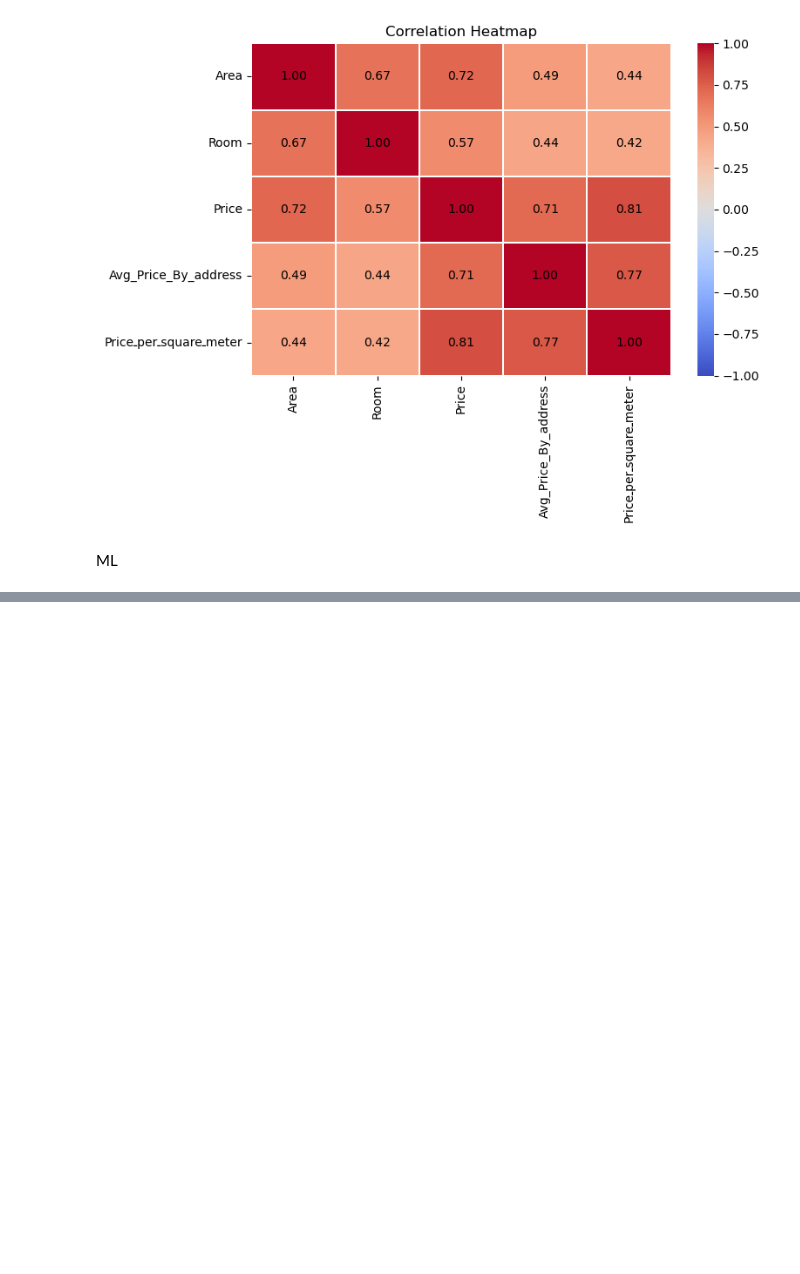
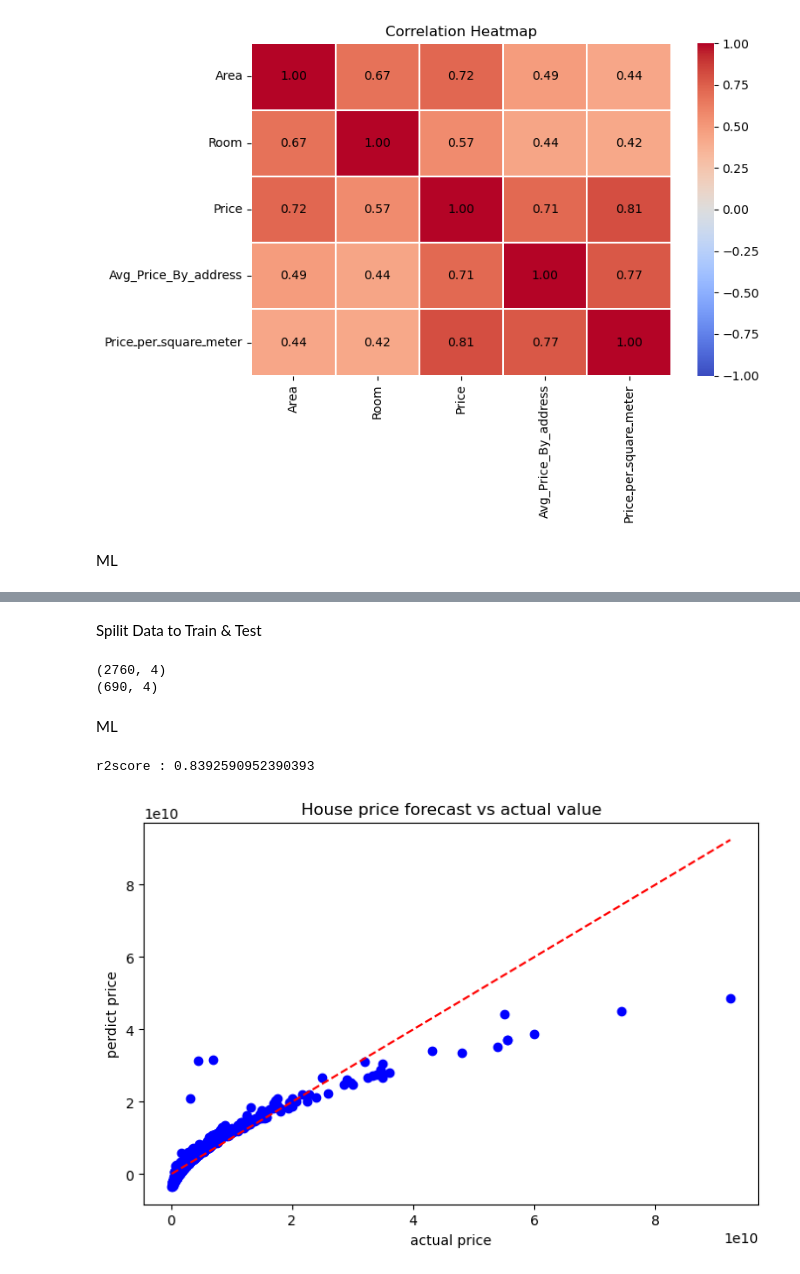
Before and after one commit to Moein1239/HousePrice_Tehran, a Jupyter notebook: Scripts/Houseprice_Tehran.ipynb, the cells around one changed output, grey strips where cells are left out. Saved outputs shown, nothing was run; the diff lists cells and outputs as text; code cells hidden in the pictures; blank space fills up the shorter version.

Commit message:
Added LinearRegression (R2_Score)

```diff
--- a/Scripts/Houseprice_Tehran.ipynb
+++ b/Scripts/Houseprice_Tehran.ipynb
@@ -260,3 +263,8 @@ df.sample(5)
 # %%
 #Standardize numerical features (StandardScaler)
 scaler=StandardScaler()
+x=df[['Priceـperـsquareـmeter','Area','Avg_Price_By_address','Room']]
+y=df[['Price']]
+x_scaled=scaler.fit_transform(x)
+
+x_scaled
@@ -262,0 +279,29 @@ scaler=StandardScaler()
+# %% [markdown]
+Spilit Data to Train & Test
+# %%
+x_train,x_test,y_train,y_test=train_test_split(x_scaled,y,test_size=0.2 , random_state=42 )
+print(x_train.shape)
+print(x_test.shape)
+# %% [output]
+(2760, 4)
+(690, 4)
+# %% [markdown]
+ML
+# %%
+model_Linear_reg = LinearRegression()
+
+model_Linear_reg.fit(x_train, y_train)
+y_pred = model_Linear_reg.predict(x_test)
+r2=r2_score(y_test,y_pred)
+print('r2score :', r2 )
+
+plt.figure(figsize=(8, 5))
+plt.scatter(y_test, y_pred, color='blue')
+plt.plot([y_test.min(), y_test.max()], [y_test.min(), y_test.max()], 'r--')
+plt.title('House price forecast vs actual value')
+plt.xlabel('actual price')
+plt.ylabel('perdict price')
+plt.show()
+# %% [output]
+r2score : 0.8392590952390393
+[figure, added]
```
Also changed, not shown: parts of 4 cells of this notebook.
